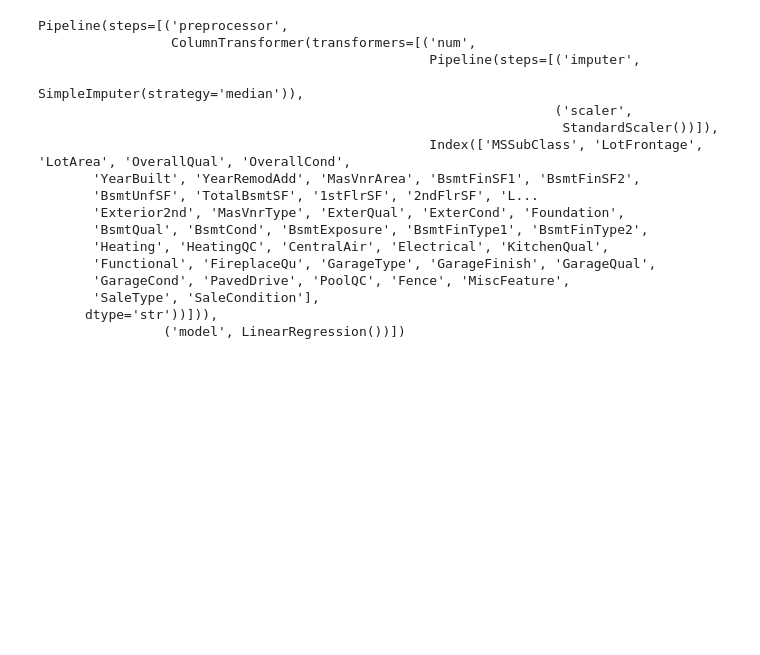
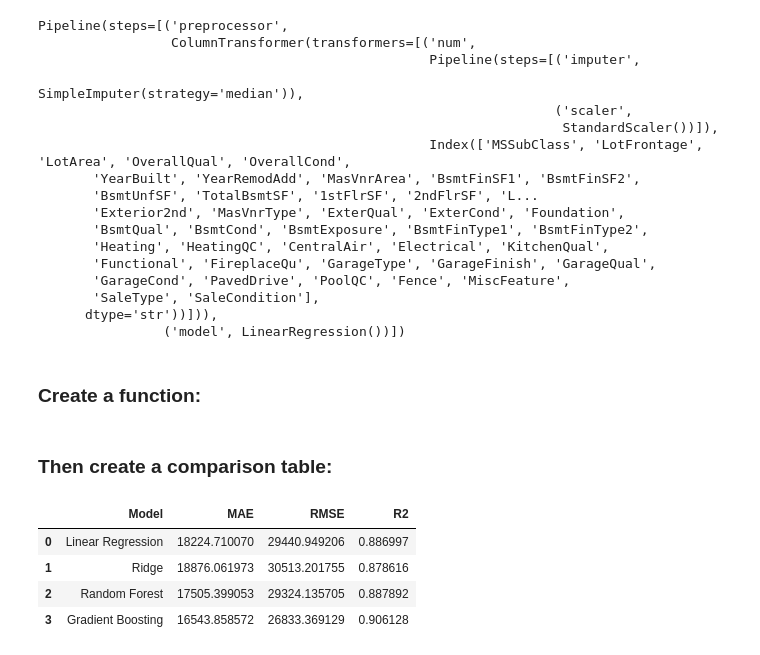
Before and after one commit to Niraj7272/House_Price_Prediction_ML, a Jupyter notebook: notebooks/05_model_training.ipynb, the cells around one changed output. Cells and saved outputs as stored; diff of their text form; code cells hidden in the pictures; blank space fills up the shorter version.

Commit message:
model train

```diff
--- a/notebooks/05_model_training.ipynb
+++ b/notebooks/05_model_training.ipynb
@@ -63,3 +69,5 @@ gb_pipeline = Pipeline([
         random_state=42
     ))
 ])
+# %% [markdown]
+### Create a function:
@@ -65,0 +88,41 @@ gb_pipeline = Pipeline([
+# %% [markdown]
+### Then create a comparison table:
+# %%
+results = []
+
+models = {
+    "Linear Regression": lr_pipeline,
+    "Ridge": ridge_pipeline,
+    "Random Forest": rf_pipeline,
+    "Gradient Boosting": gb_pipeline
+}
+
+for name, model in models.items():
+    model.fit(X_train, y_train)
+
+    mae, rmse, r2 = evaluate_model(
+        model,
+        X_test,
+        y_test
+    )
+
+    results.append({
+        "Model": name,
+        "MAE": mae,
+        "RMSE": rmse,
+        "R2": r2
+    })
+
+    results_df = pd.DataFrame(results)
+
+    results_df.sort_values(
+        "RMSE"
+    )
+# %%
+results_df
+# %% [output]
+|  | Model | MAE | RMSE | R2 |
+| 0 | Linear Regression | 18224.710070 | 29440.949206 | 0.886997 |
+| 1 | Ridge | 18876.061973 | 30513.201755 | 0.878616 |
+| 2 | Random Forest | 17505.399053 | 29324.135705 | 0.887892 |
+| 3 | Gradient Boosting | 16543.858572 | 26833.369129 | 0.906128 |
```
Also changed, not shown: parts of 13 cells of this notebook, 1 other file.
